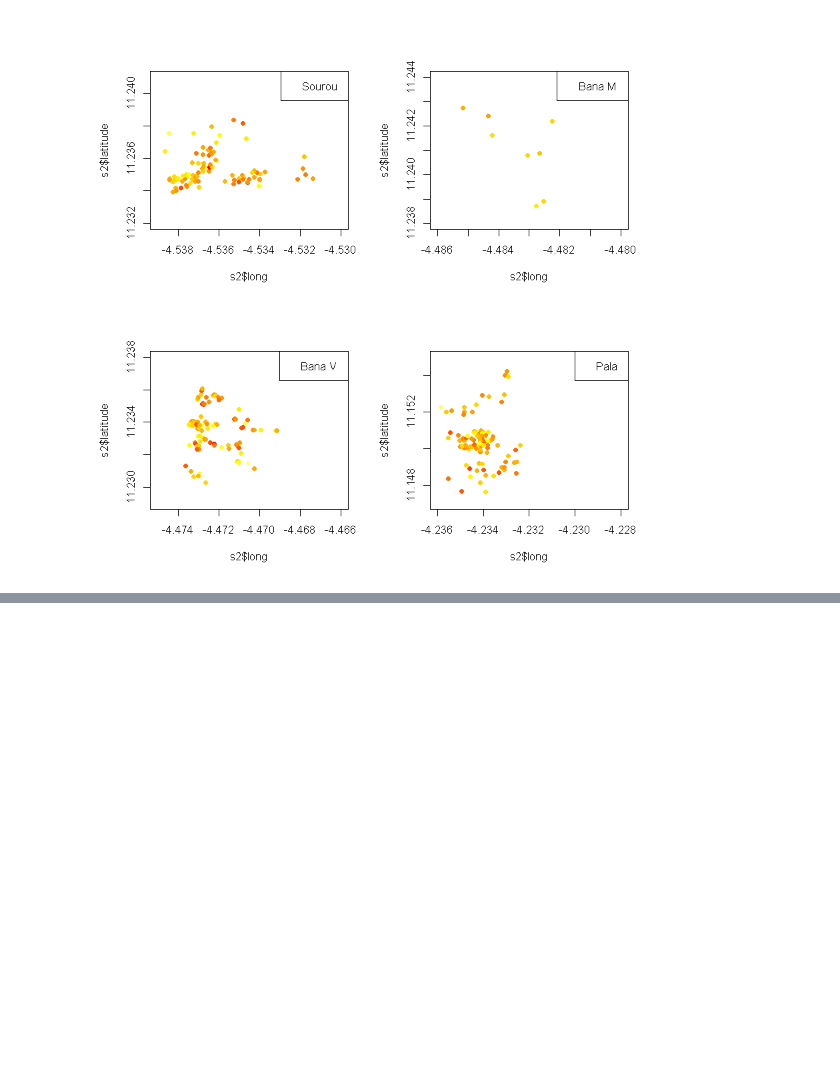
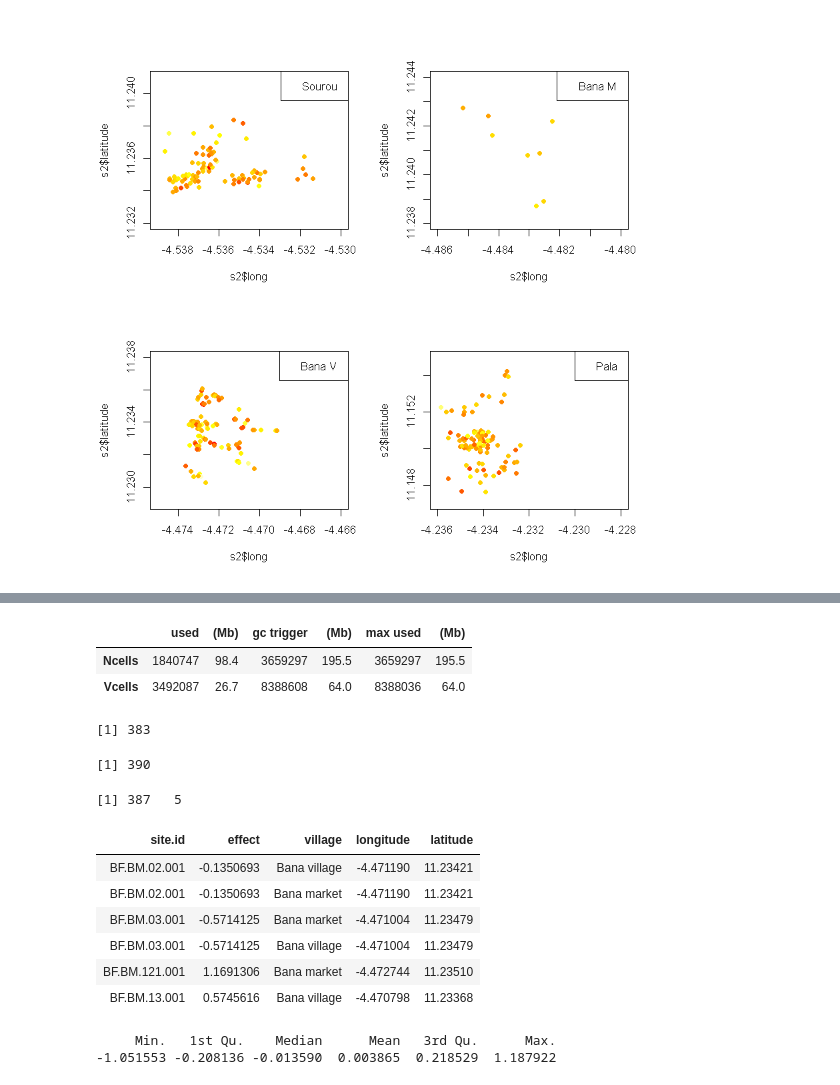
Before and after one commit to tinyuhui/PSC_modelling, a Jupyter notebook: Spatial.ipynb, the cells around one changed output, grey strips where cells are left out. Cells and saved outputs as stored; diff of their text form; code cells hidden in the pictures; blank space fills up the shorter version.

```diff
--- a/Spatial.ipynb
+++ b/Spatial.ipynb
@@ -224,0 +213,52 @@ legend('topright', legend='Pala')
+# %%
+rm(dat1); gc();
+load('Per house data PSC 2012 to 2019 polish2.RData')
+# THREE LEVELS OF PERSONS: None, Low, Hi
+dat1$persons.status<-dat1$num.persons
+dat1$persons.status[dat1$num.persons>3]<-'Hi'
+dat1$persons.status[dat1$num.persons<=3]<-'Low'
+dat1$persons.status[dat1$num.persons==0]<-'None'
+dat1$persons.status<-factor(dat1$persons.status, levels=c('None', 'Low', 'Hi'))
+overdispersion<-1:nrow(dat1)
+
+# FIT
+m_4C_all<-glmer(count.f~(1|year.assigned)+(1|site.id)+(1|overdispersion)+month.assigned*village+mosquito.net+persons.status,
+             family='poisson', data=dat1,
+             control=glmerControl(optimizer="bobyqa", optCtrl=list(maxfun=3e4)))
+#summary(m_4C_all)
+# %% [output]
+|  | used | (Mb) | gc trigger | (Mb) | max used | (Mb) |
+| Ncells | 1840747 | 98.4 | 3659297 | 195.5 | 3659297 | 195.5 |
+| Vcells | 3492087 | 26.7 | 8388608 | 64.0 | 8388036 | 64.0 |
+# %%
+# PUT ESTIMATED RANDOM EFFECTS INTO A DATA FRAME
+s<-ranef(m_4C_all)$site.id
+site.id.effect<-data.frame(site.id=rownames(s), effect=unlist(s), row.names=NULL)
+nrow(site.id.effect)
+#hist(site.id.effect$effect)
+#head(site.id.effect)
+
+# EXTRACT LAT LONG INFO (MANY DUPLICATED)
+s1<-dat1[!duplicated(dat1[,c(1,9:11)]), c(1,9:11)]
+nrow(s1)
+
+# MERGE LAT AND LONG
+s2_all<-merge(site.id.effect, s1, by='site.id', all.x=T)
+dim(s2_all)
+head(s2_all)
+rm(s); rm(s1);
+
+summary(s2_all$effect)
+# %% [output]
+[1] 383
+[1] 390
+[1] 387   5
+| site.id | effect | village | longitude | latitude |
+| BF.BM.02.001 | -0.1350693 | Bana village | -4.471190 | 11.23421 |
+| BF.BM.02.001 | -0.1350693 | Bana market | -4.471190 | 11.23421 |
+| BF.BM.03.001 | -0.5714125 | Bana market | -4.471004 | 11.23479 |
+| BF.BM.03.001 | -0.5714125 | Bana village | -4.471004 | 11.23479 |
+| BF.BM.121.001 | 1.1691306 | Bana market | -4.472744 | 11.23510 |
+| BF.BM.13.001 | 0.5745616 | Bana village | -4.470798 | 11.23368 |
+     Min.   1st Qu.    Median      Mean   3rd Qu.      Max.
+-1.051553 -0.208136 -0.013590  0.003865  0.218529  1.187922
```
Also changed, not shown: parts of 7 cells of this notebook.
